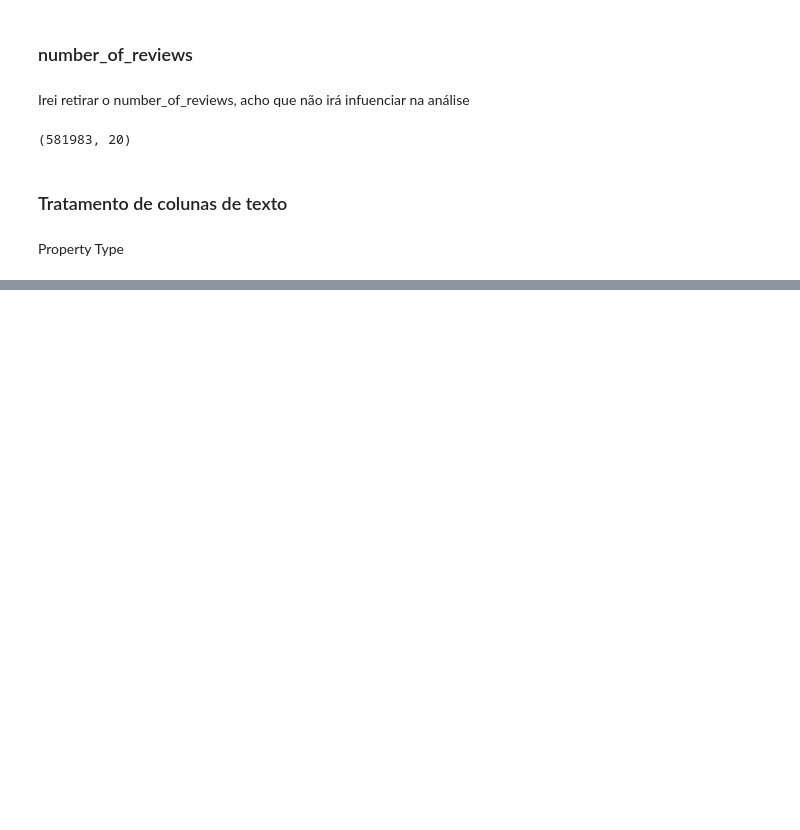
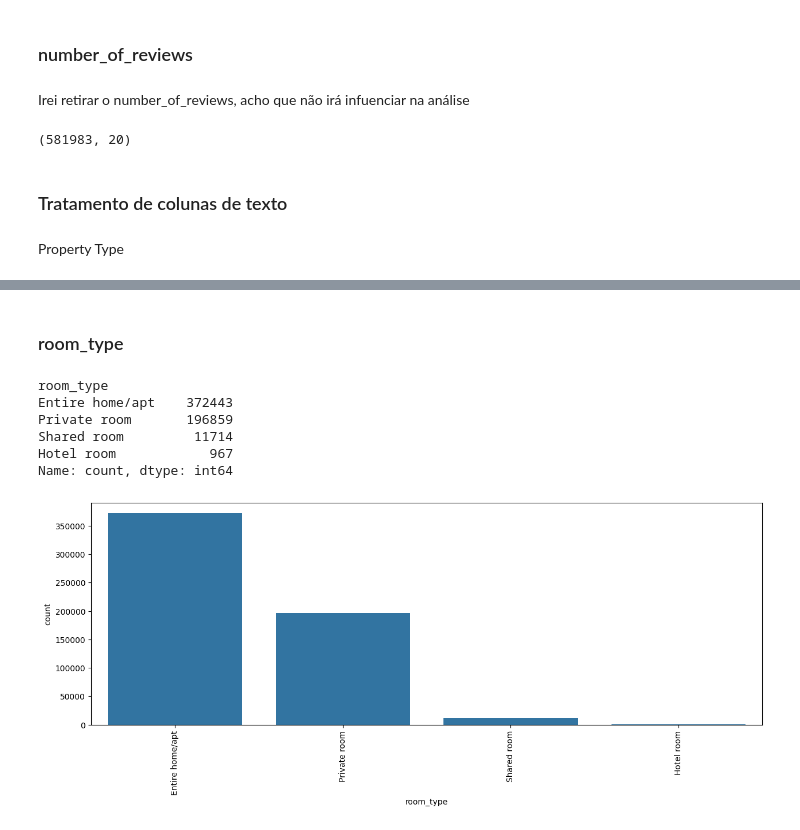
Before and after one commit to raphaelcastelar/projeto-analise-airbnb, a Jupyter notebook: airbnb2.ipynb, the cells around one changed output, grey strips where cells are left out. Cells and saved outputs as stored; diff of their text form; code cells hidden in the pictures; blank space fills up the shorter version.

```diff
--- a/airbnb2.ipynb
+++ b/airbnb2.ipynb
@@ -338 +309,17 @@ Name: count, dtype: int64
 [figure]
+# %% [markdown]
+### room_type
+# %%
+print(base_airbnb['room_type'].value_counts())
+
+plt.figure(figsize=(15,5))
+grafico = sns.countplot(x='room_type', data=base_airbnb)
+grafico.tick_params(axis= 'x', rotation = 90)
+# %% [output]
+room_type
+Entire home/apt    372443
+Private room       196859
+Shared room         11714
+Hotel room            967
+Name: count, dtype: int64
+[figure, added]
```
Also changed, not shown: parts of 4 cells of this notebook.
